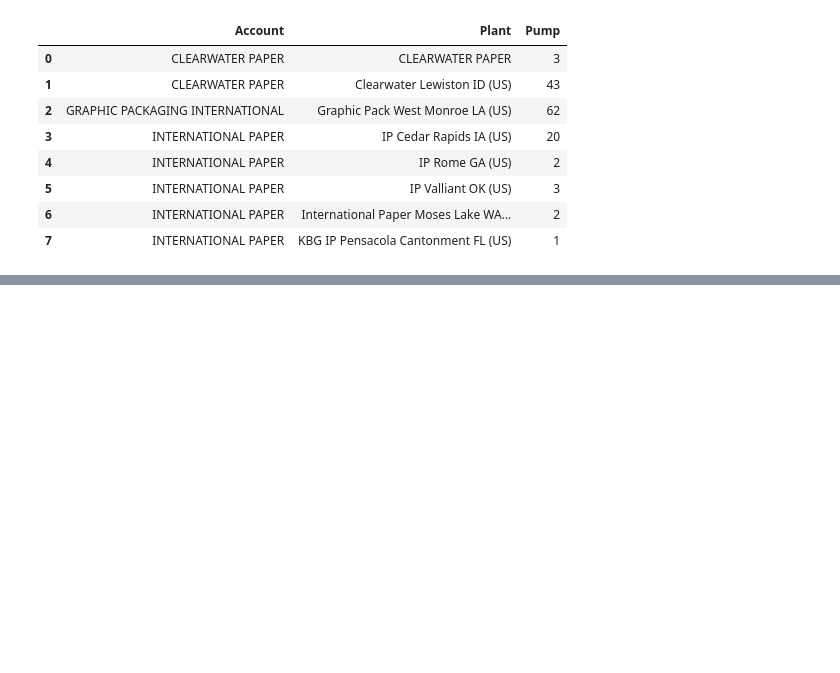
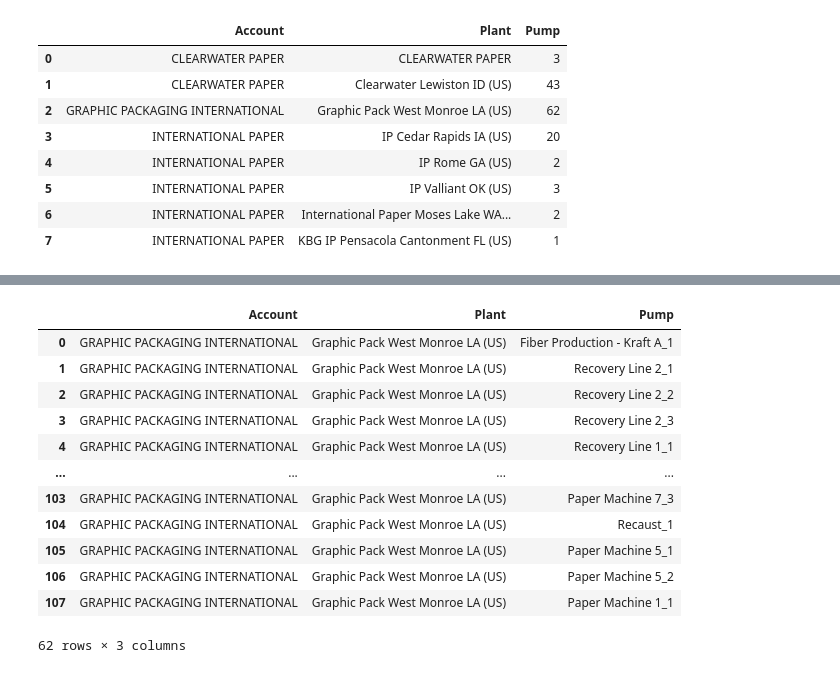
Before and after one commit to ashwinramise/smartPump, a Jupyter notebook: dbServices/CreatePumps.ipynb, the cells around one changed output, grey strips where cells are left out. Saved outputs shown, nothing was run; the diff lists cells and outputs as text; code cells hidden in the pictures; blank space fills up the shorter version.

Commit message:
Pumps Published

```diff
--- a/dbServices/CreatePumps.ipynb
+++ b/dbServices/CreatePumps.ipynb
@@ -701,3 +701,21 @@ cost
 | 5 | IP Valliant OK (US) | 0 | 0 | 0 | 0 | 0 | 0 | 80 | ... |
 | 6 | International Paper Moses Lake WA... | 223 | 166 | 0 | 0 | 0 | 0 | 0 | ... |
 | 7 | KBG IP Pensacola Cantonment FL (US) | 0 | 0 | 0 | 0 | 146 | 178 | 0 | ... |
+# %%
+filtered = df[['Account', 'Plant', 'Pump']]
+# %%
+filtered[(filtered['Account'] == 'GRAPHIC PACKAGING INTERNATIONAL') & (filtered['Plant'] == 'Graphic Pack West Monroe LA (US)')]
+# %% [output]
+|  | Account | Plant | Pump |
+| 0 | GRAPHIC PACKAGING INTERNATIONAL | Graphic Pack West Monroe LA (US) | Fiber Production - Kraft A_1 |
+| 1 | GRAPHIC PACKAGING INTERNATIONAL | Graphic Pack West Monroe LA (US) | Recovery Line 2_1 |
+| 2 | GRAPHIC PACKAGING INTERNATIONAL | Graphic Pack West Monroe LA (US) | Recovery Line 2_2 |
+| 3 | GRAPHIC PACKAGING INTERNATIONAL | Graphic Pack West Monroe LA (US) | Recovery Line 2_3 |
+| 4 | GRAPHIC PACKAGING INTERNATIONAL | Graphic Pack West Monroe LA (US) | Recovery Line 1_1 |
+| ... | ... | ... | ... |
+| 103 | GRAPHIC PACKAGING INTERNATIONAL | Graphic Pack West Monroe LA (US) | Paper Machine 7_3 |
+| 104 | GRAPHIC PACKAGING INTERNATIONAL | Graphic Pack West Monroe LA (US) | Recaust_1 |
+| 105 | GRAPHIC PACKAGING INTERNATIONAL | Graphic Pack West Monroe LA (US) | Paper Machine 5_1 |
+| 106 | GRAPHIC PACKAGING INTERNATIONAL | Graphic Pack West Monroe LA (US) | Paper Machine 5_2 |
+| 107 | GRAPHIC PACKAGING INTERNATIONAL | Graphic Pack West Monroe LA (US) | Paper Machine 1_1 |
+62 rows × 3 columns
```
Also changed, not shown: 2 other files.
